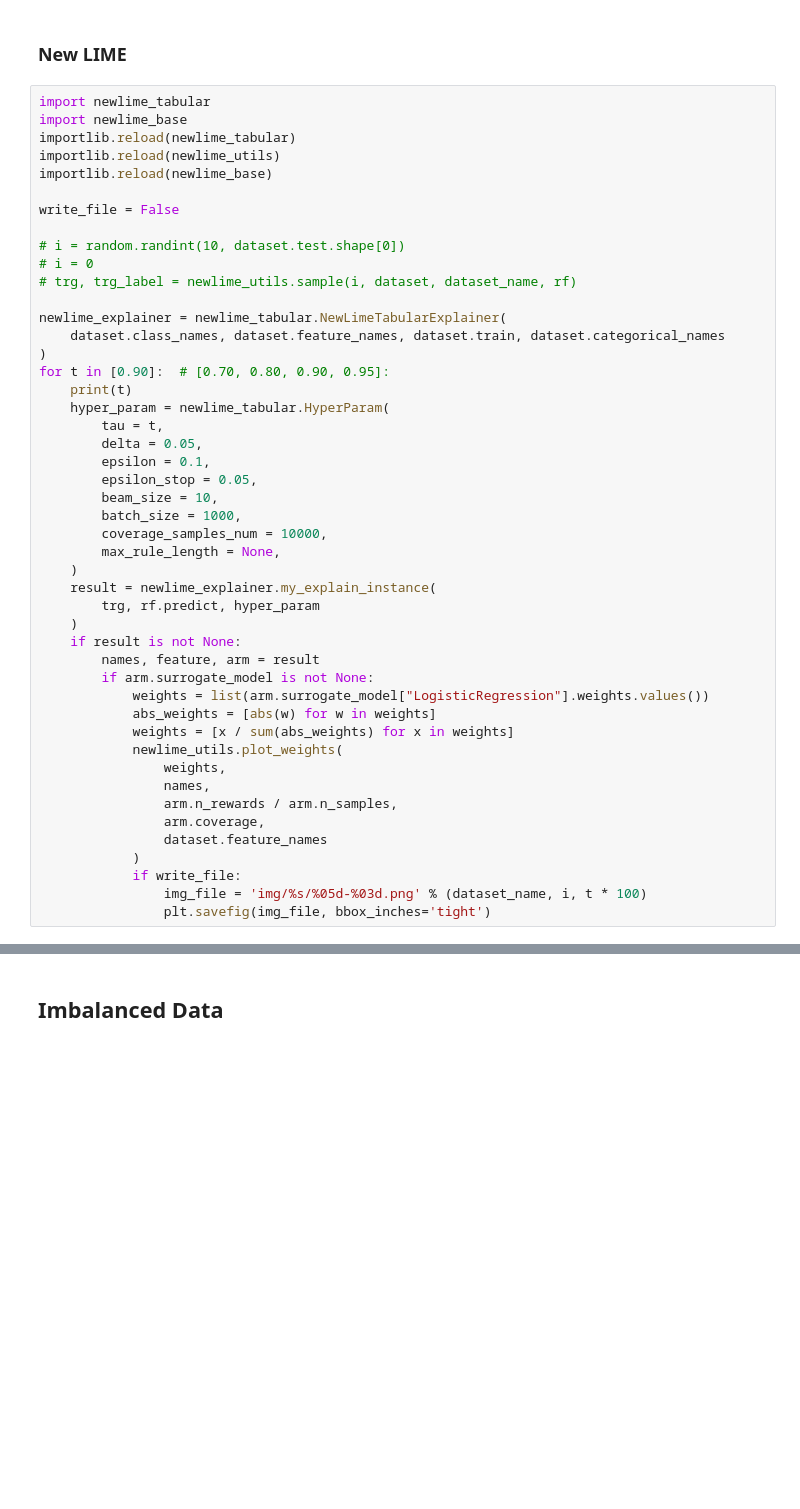
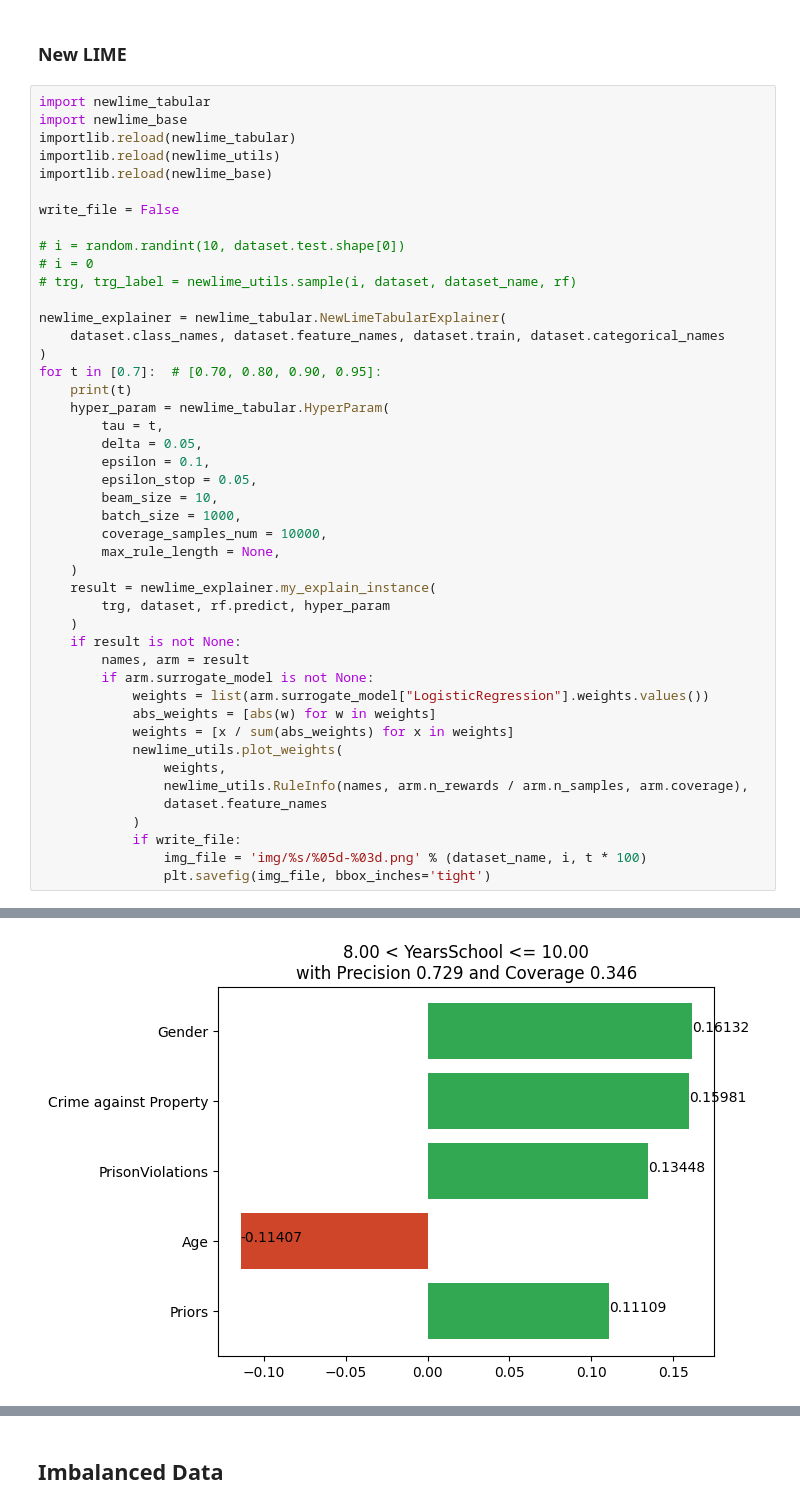
Before and after one commit to g-ohara/rlime, a Jupyter notebook: newlime.ipynb, the cells around one changed output, grey strips where cells are left out. Drawn from its saved outputs; the diff is of its cells as text; blank space fills up the shorter version.

```diff
--- a/newlime.ipynb
+++ b/newlime.ipynb
@@ -163,7 +158,7 @@ write_file = False
 newlime_explainer = newlime_tabular.NewLimeTabularExplainer(
     dataset.class_names, dataset.feature_names, dataset.train, dataset.categorical_names
 )
-for t in [0.90]:  # [0.70, 0.80, 0.90, 0.95]:
+for t in [0.7]:  # [0.70, 0.80, 0.90, 0.95]:
     print(t)
     hyper_param = newlime_tabular.HyperParam(
         tau = t,
@@ -176,19 +171,17 @@ for t in [0.90]:  # [0.70, 0.80, 0.90, 0.95]:
         max_rule_length = None,
     )
     result = newlime_explainer.my_explain_instance(
-        trg, rf.predict, hyper_param
+        trg, dataset, rf.predict, hyper_param
     )
     if result is not None:
-        names, feature, arm = result
+        names, arm = result
         if arm.surrogate_model is not None:
             weights = list(arm.surrogate_model["LogisticRegression"].weights.values())
             abs_weights = [abs(w) for w in weights]
             weights = [x / sum(abs_weights) for x in weights]
             newlime_utils.plot_weights(
                 weights,
-                names,
-                arm.n_rewards / arm.n_samples,
-                arm.coverage,
+                newlime_utils.RuleInfo(names, arm.n_rewards / arm.n_samples, arm.coverage),
                 dataset.feature_names
             )
             if write_file:
@@ -198,0 +192 @@ for t in [0.90]:  # [0.70, 0.80, 0.90, 0.95]:
+[figure, added]
```
Also changed, not shown: parts of 7 cells of this notebook, 3 other files.
